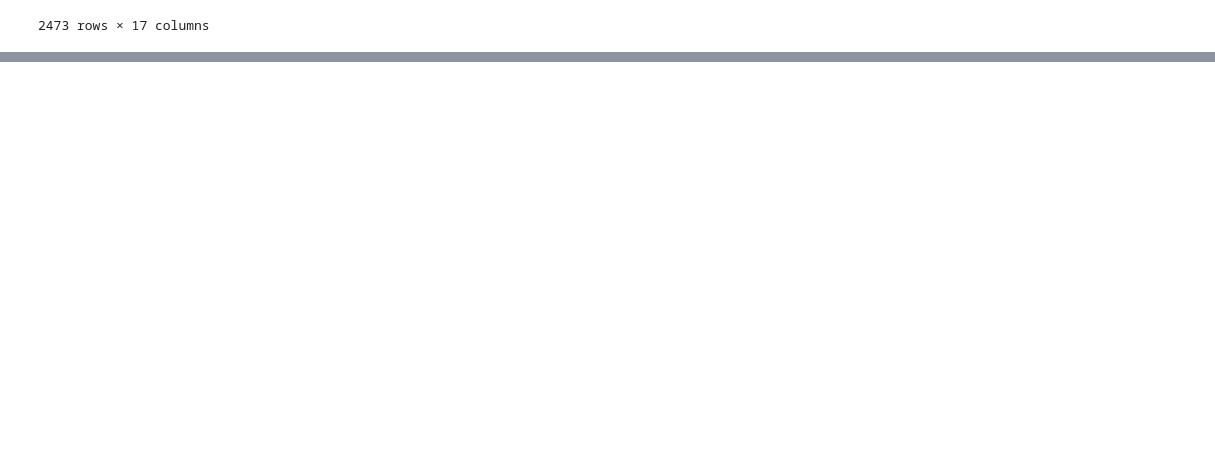
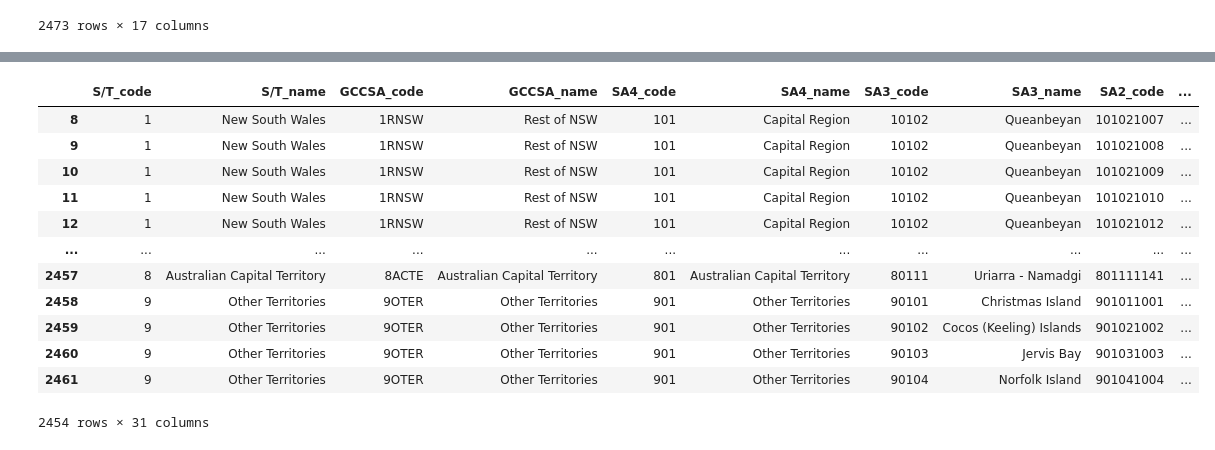
Before and after one commit to MAST30034-Applied-Data-Science/generic-buy-now-pay-later-project-group-10-bnpl, a Jupyter notebook: notebooks/External dataset EDA.ipynb, the cells around one changed output, grey strips where cells are left out. Cells and saved outputs as stored; diff of their text form; code cells hidden in the pictures; blank space fills up the shorter version.

Commit message:
SA2 total population data download and cleaned
SA2 total population data download without an API, cleaned and saved in a csv file

```diff
--- a/notebooks/External dataset EDA.ipynb
+++ b/notebooks/External dataset EDA.ipynb
@@ -159,0 +180,4 @@ sf
+# %%
+cols = ['S/T_code', 'S/T_name', 'GCCSA_code', 'GCCSA_name', 'SA4_code', 'SA4_name', 'SA3_code', 'SA3_name', 'SA2_code',
+ 'SA2_name', '2001', '2002', '2003','2004','2005','2006','2007','2008','2009','2010','2011','2012','2013','2014','2015',
+ '2016','2017','2018','2019','2020','2021']
@@ -159,0 +204,22 @@ sf
+# %%
+population.columns = cols
+# %%
+population.dropna(subset=['S/T_code'], inplace=True)
+# %%
+population.drop([2466, 2468], inplace=True)
+# %%
+population
+# %% [output]
+|  | S/T_code | S/T_name | GCCSA_code | GCCSA_name | SA4_code | SA4_name | SA3_code | SA3_name | SA2_code | ... |
+| 8 | 1 | New South Wales | 1RNSW | Rest of NSW | 101 | Capital Region | 10102 | Queanbeyan | 101021007 | ... |
+| 9 | 1 | New South Wales | 1RNSW | Rest of NSW | 101 | Capital Region | 10102 | Queanbeyan | 101021008 | ... |
+| 10 | 1 | New South Wales | 1RNSW | Rest of NSW | 101 | Capital Region | 10102 | Queanbeyan | 101021009 | ... |
+| 11 | 1 | New South Wales | 1RNSW | Rest of NSW | 101 | Capital Region | 10102 | Queanbeyan | 101021010 | ... |
+| 12 | 1 | New South Wales | 1RNSW | Rest of NSW | 101 | Capital Region | 10102 | Queanbeyan | 101021012 | ... |
+| ... | ... | ... | ... | ... | ... | ... | ... | ... | ... | ... |
+| 2457 | 8 | Australian Capital Territory | 8ACTE | Australian Capital Territory | 801 | Australian Capital Territory | 80111 | Uriarra - Namadgi | 801111141 | ... |
+| 2458 | 9 | Other Territories | 9OTER | Other Territories | 901 | Other Territories | 90101 | Christmas Island | 901011001 | ... |
+| 2459 | 9 | Other Territories | 9OTER | Other Territories | 901 | Other Territories | 90102 | Cocos (Keeling) Islands | 901021002 | ... |
+| 2460 | 9 | Other Territories | 9OTER | Other Territories | 901 | Other Territories | 90103 | Jervis Bay | 901031003 | ... |
+| 2461 | 9 | Other Territories | 9OTER | Other Territories | 901 | Other Territories | 90104 | Norfolk Island | 901041004 | ... |
+2454 rows × 31 columns
```
Also changed, not shown: parts of 7 cells of this notebook, 5 other files.
